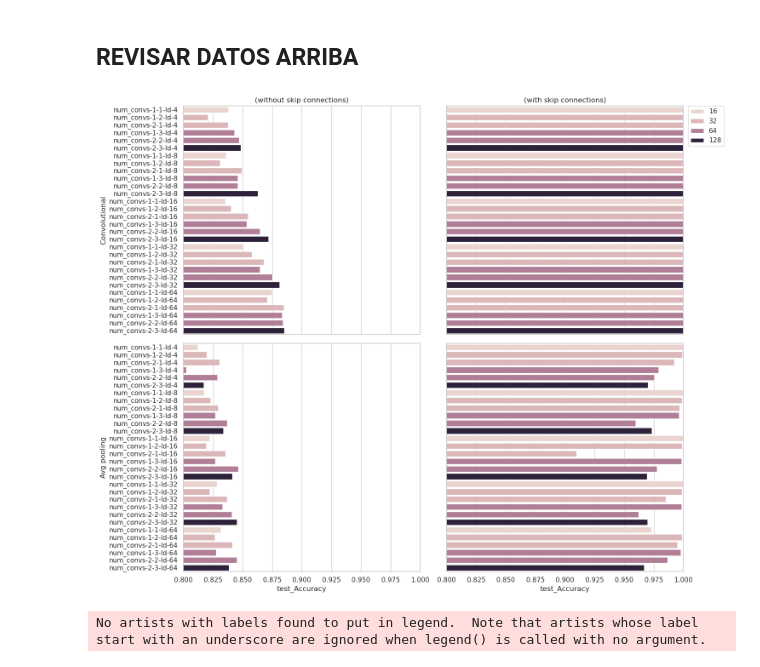
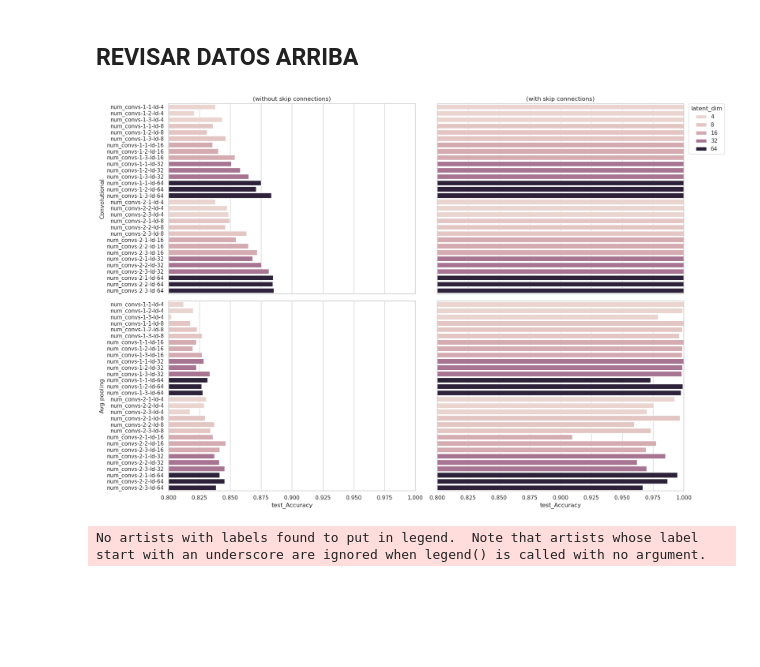
Before and after one commit to Gisch97/RNA-analysis, a Jupyter notebook: AEseq2seq/notebooks/Unet/v3/Conv_vs_avgPoll.ipynb, the cells around one changed output. Saved outputs shown, nothing was run; the diff lists cells and outputs as text; code cells hidden in the pictures; blank space fills up the shorter version.

```diff
--- a/AEseq2seq/notebooks/Unet/v3/Conv_vs_avgPoll.ipynb
+++ b/AEseq2seq/notebooks/Unet/v3/Conv_vs_avgPoll.ipynb
@@ -12,6 +12,17 @@ sns.set_theme(style="whitegrid", palette="pastel")
 # %%
 data_conv = pd.read_csv(BASE_PATH + DATA_PATH + 'convolutional_layers/params_best_epoch.csv')
 metrics_conv = pd.read_csv(BASE_PATH + DATA_PATH + 'convolutional_layers/train_metrics.csv')
+
+data_conv['strides_applied'] =   data_conv['arc_stride_1'] ** data_conv['arc_num_conv1']
+
+data_conv['strides_applied_total'] = data_conv['strides_applied'] * data_conv['arc_stride_2'] ** data_conv['arc_num_conv2']
 # %%
 data_pool = pd.read_csv(BASE_PATH + DATA_PATH + 'pooling_layers/params_best_epoch.csv')
-metrics_pool = pd.read_csv(BASE_PATH + DATA_PATH + 'pooling_layers//train_metrics.csv')
+metrics_pool = pd.read_csv(BASE_PATH + DATA_PATH + 'pooling_layers/train_metrics.csv')
+
+data_pool['strides_applied'] =   2 ** data_pool['arc_num_conv1']
+data_pool['strides_applied_total'] =  data_pool['strides_applied'] * 2 ** data_pool['arc_num_conv2']
+
+data_pool['name'] = data_pool['name'].apply(lambda x: x[x.index('num_convs'):])
+
+data_conv['name'] = data_conv['name'].apply(lambda x: x[x.index('num_convs'):])
@@ -79,38 +86,38 @@ data_pool[['name', 'arc_filters', 'arc_rank', 'arc_latent_dim', 'arc_num_conv1',
 # %% [markdown]
 ## REVISAR DATOS ARRIBA
 # %%
-fig, axes = plt.subplots(2, 2, figsize=(15, 12), sharex=True)
+fig, axes = plt.subplots(2, 2, figsize=(18, 12), sharex=True)
 
-order = [ 'arc_latent_dim', 'arc_rank']
+order = [ 'strides_applied','arc_latent_dim']
 # order = ['arc_filters','arc_rank']
-hue = 'arc_rank'
+hue = 'arc_latent_dim'
 
 g = sns.barplot(data=data_c_no_skips.sort_values(by=order), x='test_Accuracy', y='name', hue=hue,legend=False,  ax=axes[0, 0])
 g.set_title('(without skip connections)')
 g.set_xlim([0.8, 1])
 
 g.set(ylabel='Convolutional')
 
 g = sns.barplot(data=data_c_skips.sort_values(by=order), x='test_Accuracy', y='name', hue=hue, ax=axes[0, 1])
 g.set_title('(with skip connections)')
-g.legend(bbox_to_anchor=(1.02, 1), loc=2, borderaxespad=0.)
+g.legend(title='latent_dim',bbox_to_anchor=(1.02, 1), loc=2, borderaxespad=0.)
 g.set_xlim([0.8, 1])
 g.set_yticklabels([])
 g.set(ylabel='')
 
 
 g = sns.barplot(data=data_pool_no_skips.sort_values(by=order), x='test_Accuracy', y='name', hue=hue, legend=False, ax=axes[1, 0])
 g.set_xlim([0.8, 1])
 g.set(ylabel='Avg pooling')
 
 g = sns.barplot(data=data_pool_skips.sort_values(by=order), x='test_Accuracy', y='name', hue=hue, legend=False,  ax=axes[1, 1])
 g.set_yticklabels([])
 g.set(ylabel='')
 
 g.set_xlim([0.8, 1])
 fig.tight_layout()
 # %% [output]
-[figure, old version]
+[figure, new version]
 # %%
 g = sns.barplot(data=data_c_no_skips.sort_values(by=['test_Accuracy']), x='test_Accuracy', y='name')
 g.set_title('Test Accuracy (with skip connections)')
```
Also changed, not shown: parts of 10 cells of this notebook, 1 other file.
